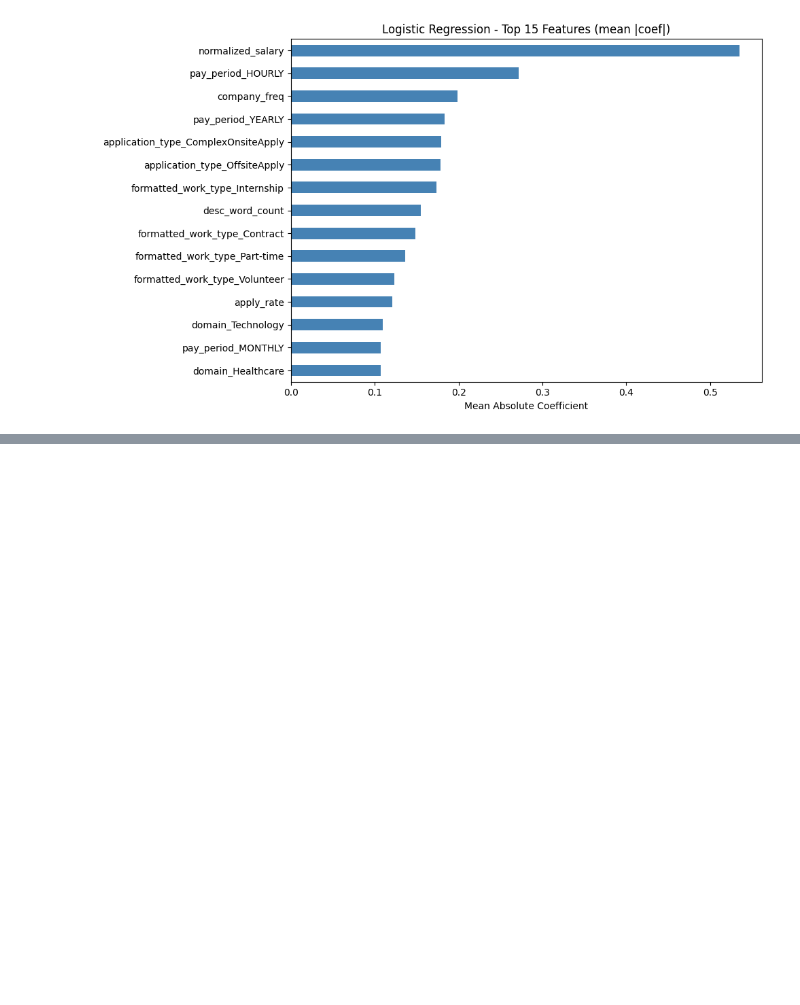
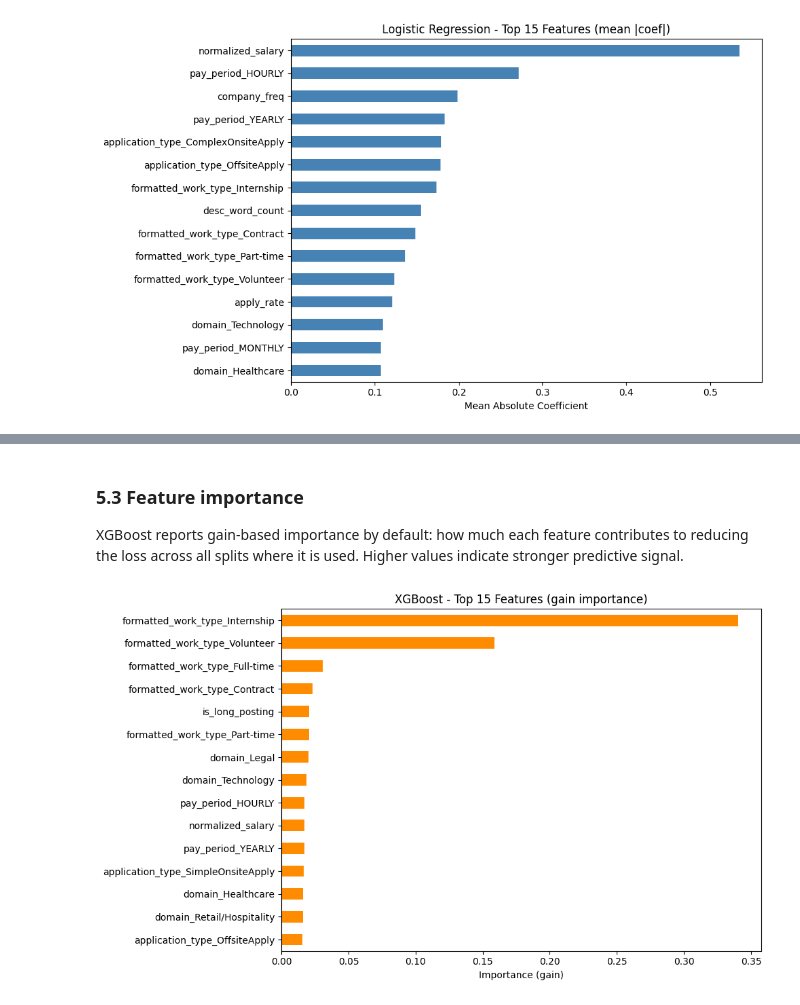
Before and after one commit to ognjenvujovic04/job-intelligence, a Jupyter notebook: notebooks/3.0-ov-baseline-classification.ipynb, the cells around one changed output, grey strips where cells are left out. Saved outputs shown, nothing was run; the diff lists cells and outputs as text; code cells hidden in the pictures; blank space fills up the shorter version.

```diff
--- a/notebooks/3.0-ov-baseline-classification.ipynb
+++ b/notebooks/3.0-ov-baseline-classification.ipynb
@@ -276,0 +333,15 @@ print(results["Logistic Regression"])
+# %% [markdown]
+### 5.3 Feature importance
+
+XGBoost reports gain-based importance by default: how much each feature contributes to reducing the loss across all splits where it is used. Higher values indicate stronger predictive signal.
+# %%
+xgb_importance = get_feature_importance(xgb_model, FEATURES, top_n=15)
+
+fig, ax = plt.subplots(figsize=(10, 6))
+xgb_importance.sort_values().plot(kind="barh", ax=ax, color="darkorange")
+ax.set_title("XGBoost - Top 15 Features (gain importance)")
+ax.set_xlabel("Importance (gain)")
+plt.tight_layout()
+plt.show()
+# %% [output]
+[figure, added]
```
Also changed, not shown: parts of 23 cells of this notebook, 4 other files.
